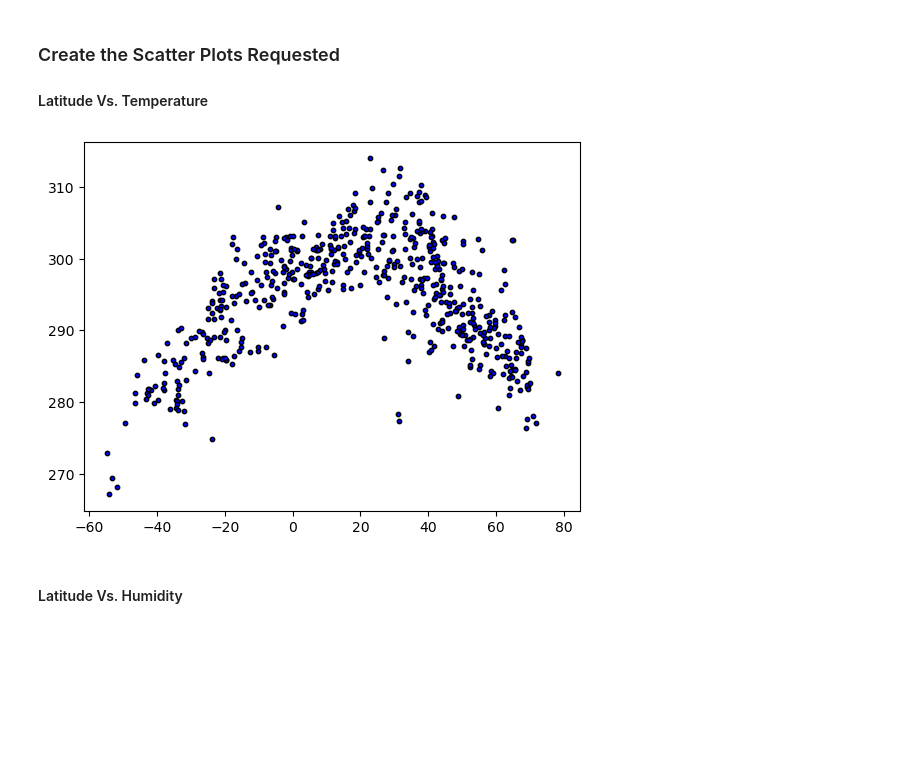
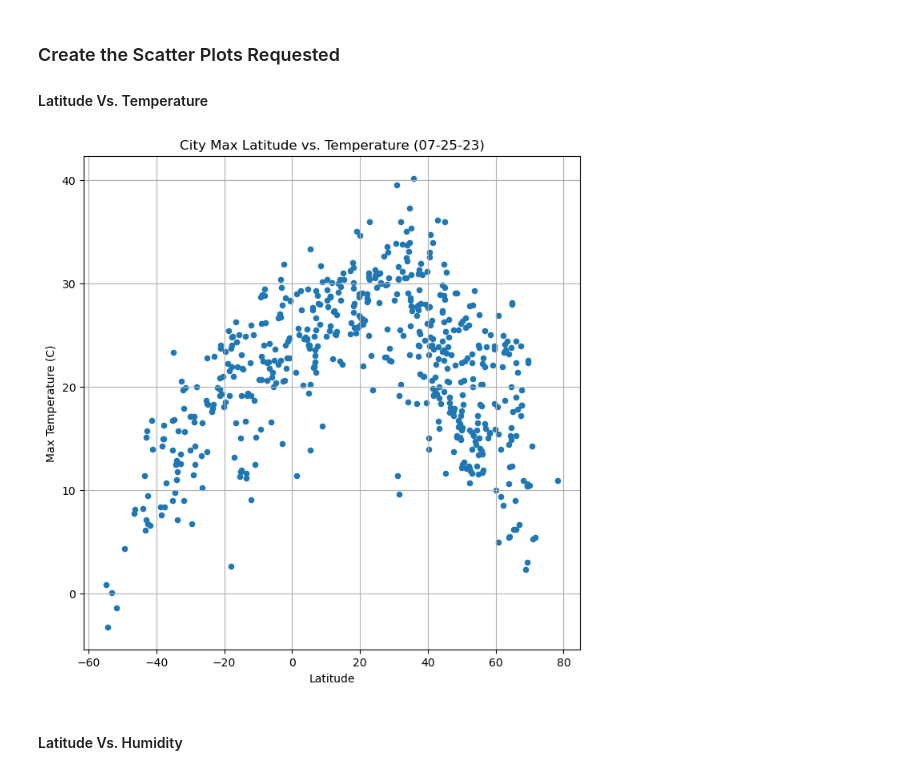
Before and after one commit to Chemistasaurus/python-api-challenge, a Jupyter notebook: WeatherPy/WeatherPy.ipynb, the cells around one changed output. Drawn from its saved outputs; the diff is of its cells as text; code cells hidden in the pictures; blank space fills up the shorter version.

Commit message:
Added the first graphs

```diff
--- a/WeatherPy/WeatherPy.ipynb
+++ b/WeatherPy/WeatherPy.ipynb
@@ -190,20 +189,18 @@ city_data_df.head()
 #### Latitude Vs. Temperature
 # %%
 # Build scatter plot for latitude vs. temperature
-lat_axis=city_data_df["Lat"]
-temp_axis=city_data_df["Max Temp"]
-plt.scatter(lat_axis,temp_axis,marker="o",facecolors="blue",edgecolors="black", s=10)
+city_data_df.plot(kind='scatter',x='Lat',y="Max Temp",grid=True,figsize=(8,8),title="City Max Latitude vs. Temperature (07-25-23)",xlabel="Latitude",ylabel="Max Temperature (C)")
 
 # Incorporate the other graph properties
-# YOUR CODE HERE
+
 
 # Save the figure
 plt.savefig("output_data/Fig1.png")
 
 # Show plot
 plt.show()
 # %% [output]
-[figure, old version]
+[figure, new version]
 # %% [markdown]
 #### Latitude Vs. Humidity
 # %%
```
Also changed, not shown: parts of 9 cells of this notebook, 5 other files.
